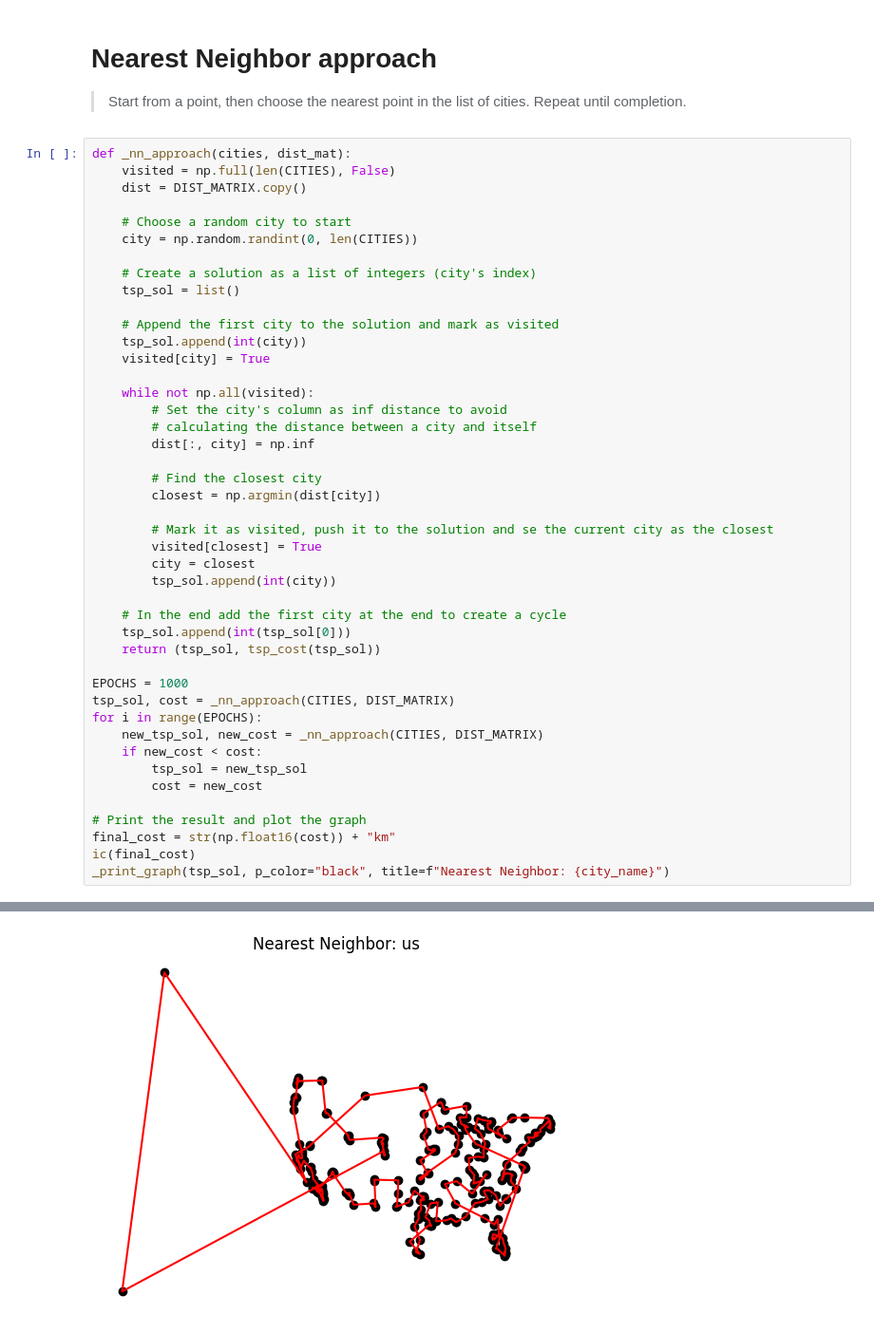
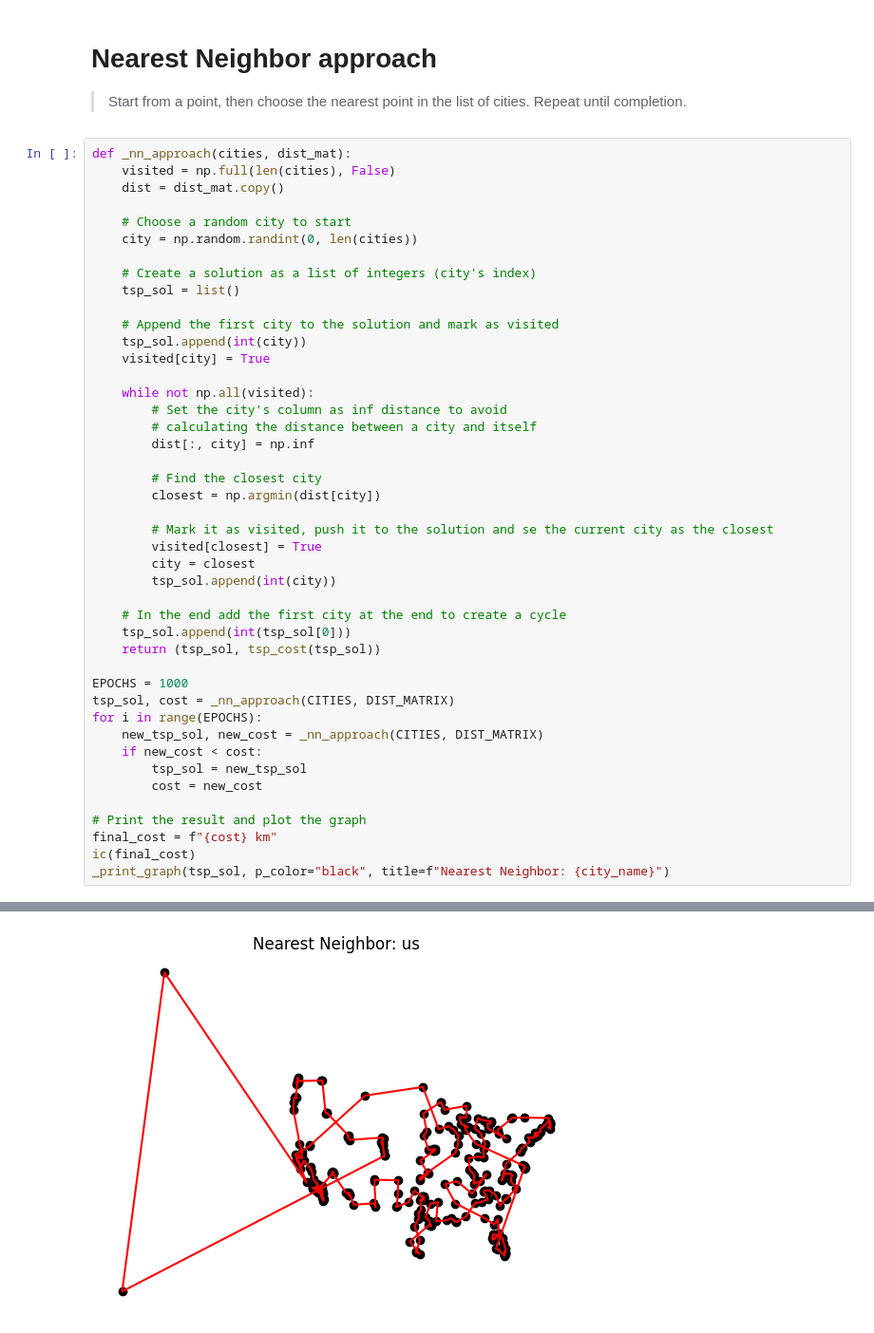
Before and after one commit to AbstractBorderStudio/CI2024_lab2, a Jupyter notebook: tsp.ipynb, the cells around one changed output, grey strips where cells are left out. Shown: that part at 95% size. Saved outputs shown, nothing was run; the diff lists cells and outputs as text.

```diff
--- a/tsp.ipynb
+++ b/tsp.ipynb
@@ -78,11 +90,11 @@ def _print_graph(solution, points=True, lines=True, p_color = "red", l_color = "
 > Start from a point, then choose the nearest point in the list of cities. Repeat until completion.
 # %%
 def _nn_approach(cities, dist_mat):
-    visited = np.full(len(CITIES), False)
-    dist = DIST_MATRIX.copy()
+    visited = np.full(len(cities), False)
+    dist = dist_mat.copy()
 
     # Choose a random city to start
-    city = np.random.randint(0, len(CITIES))
+    city = np.random.randint(0, len(cities))
 
     # Create a solution as a list of integers (city's index)
     tsp_sol = list()
@@ -117,7 +129,7 @@ for i in range(EPOCHS):
         cost = new_cost
 
 # Print the result and plot the graph
-final_cost = str(np.float16(cost)) + "km"
+final_cost = f"{cost} km"
 ic(final_cost)
 _print_graph(tsp_sol, p_color="black", title=f"Nearest Neighbor: {city_name}")
 # %% [output]
@@ -125 +137 @@ ic| final_cost: '46300.0km'
-[figure, old version]
+[figure, new version]
```
Also changed, not shown: parts of 2 cells of this notebook, 1 other file.
